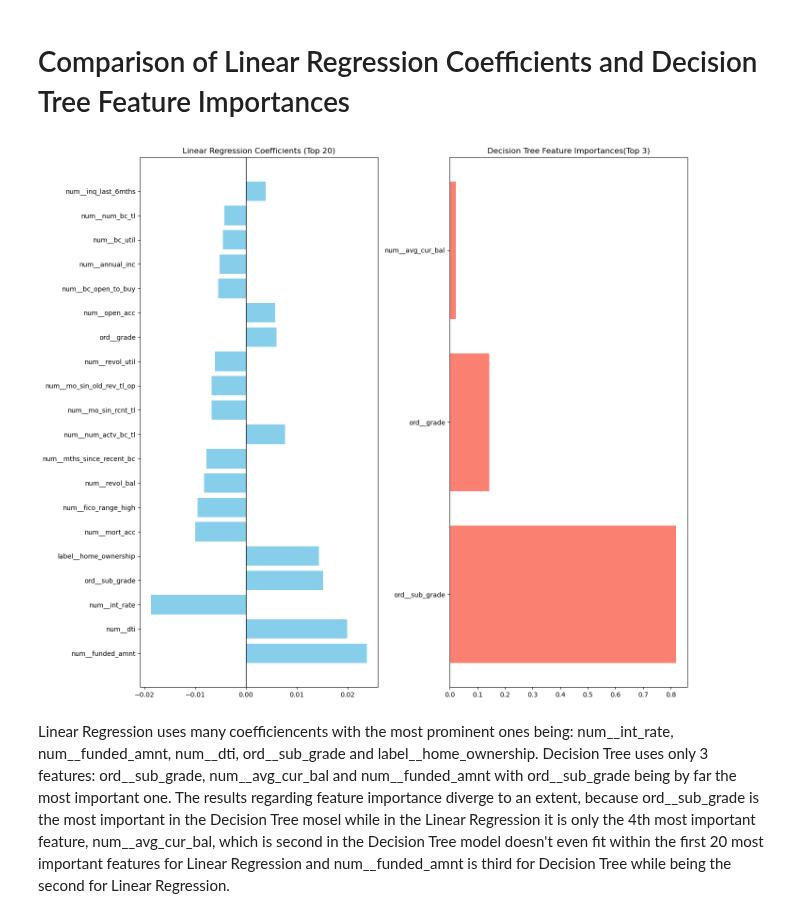
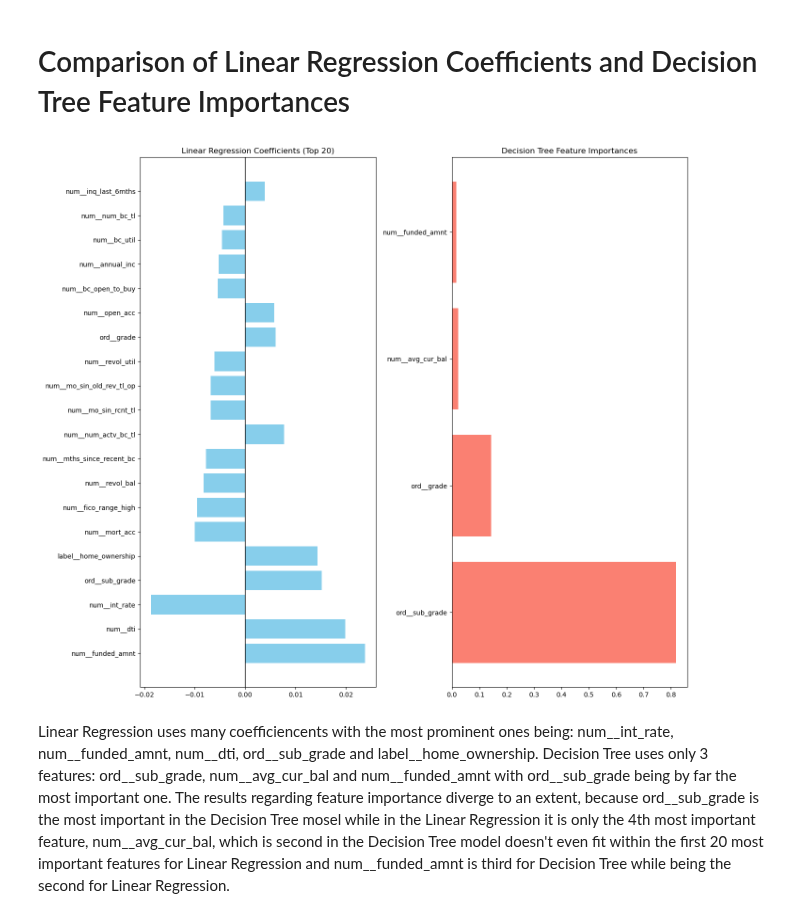
Before and after one commit to Sheetal-12/Interpretable-Credit-Default-Prediction, a Jupyter notebook: notebooks/step1.ipynb, the cells around one changed output. Drawn from its saved outputs; the diff is of its cells as text; code cells hidden in the pictures.

```diff
--- a/notebooks/step1.ipynb
+++ b/notebooks/step1.ipynb
@@ -123,36 +123,36 @@ From the decision tree plot we can see that the decision tree surrogate model us
 coef_df = pd.DataFrame({
     "Feature": X.columns,
     "Linear_Coefficient": lin_reg.coef_
 })
 
 # Collect importances from Decision Tree
 importances_df = pd.DataFrame({
     "Feature": X.columns,
     "Tree_Importance": tree_reg.feature_importances_
 })
 
 # Top 20 for Linear Regression
 top20_lin = coef_df.reindex(coef_df["Linear_Coefficient"].abs().sort_values(ascending=False).index).head(20)
 
 # Top 20 for Decision Tree
-top20_tree = importances_df.sort_values(by="Tree_Importance", ascending=False).head(3)
+top20_tree = importances_df.sort_values(by="Tree_Importance", ascending=False).head(4)
 
 # Plot separately
 fig, axes = plt.subplots(1, 2, figsize=(14, 12))
 
 # Linear Regression Coefficients
 axes[0].barh(top20_lin["Feature"], top20_lin["Linear_Coefficient"], color="skyblue")
 axes[0].set_title("Linear Regression Coefficients (Top 20)")
 axes[0].axvline(0, color="black", linewidth=1)
 
 # Decision Tree Importances
 axes[1].barh(top20_tree["Feature"], top20_tree["Tree_Importance"], color="salmon")
-axes[1].set_title("Decision Tree Feature Importances(Top 3)")
+axes[1].set_title("Decision Tree Feature Importances")
 
 plt.tight_layout()
 plt.show()
 # %% [output]
-[figure, old version]
+[figure, new version]
 # %% [markdown]
 Linear Regression uses many coefficiencents with the most prominent ones being: num__int_rate, num__funded_amnt, num__dti, ord__sub_grade and label__home_ownership. Decision Tree uses only 3 features: ord__sub_grade, num__avg_cur_bal and num__funded_amnt with ord__sub_grade being by far the most important one. The results regarding feature importance diverge to an extent, because ord__sub_grade is the most important in the Decision Tree mosel while in the Linear Regression it is only the 4th most important feature, num__avg_cur_bal, which is second in the Decision Tree model doesn't even fit within the first 20 most important features for Linear Regression and num__funded_amnt is third for Decision Tree while being the second for Linear Regression.
 # %% [markdown]
```
Also changed, not shown: parts of 1 cell of this notebook, 1 other file.
